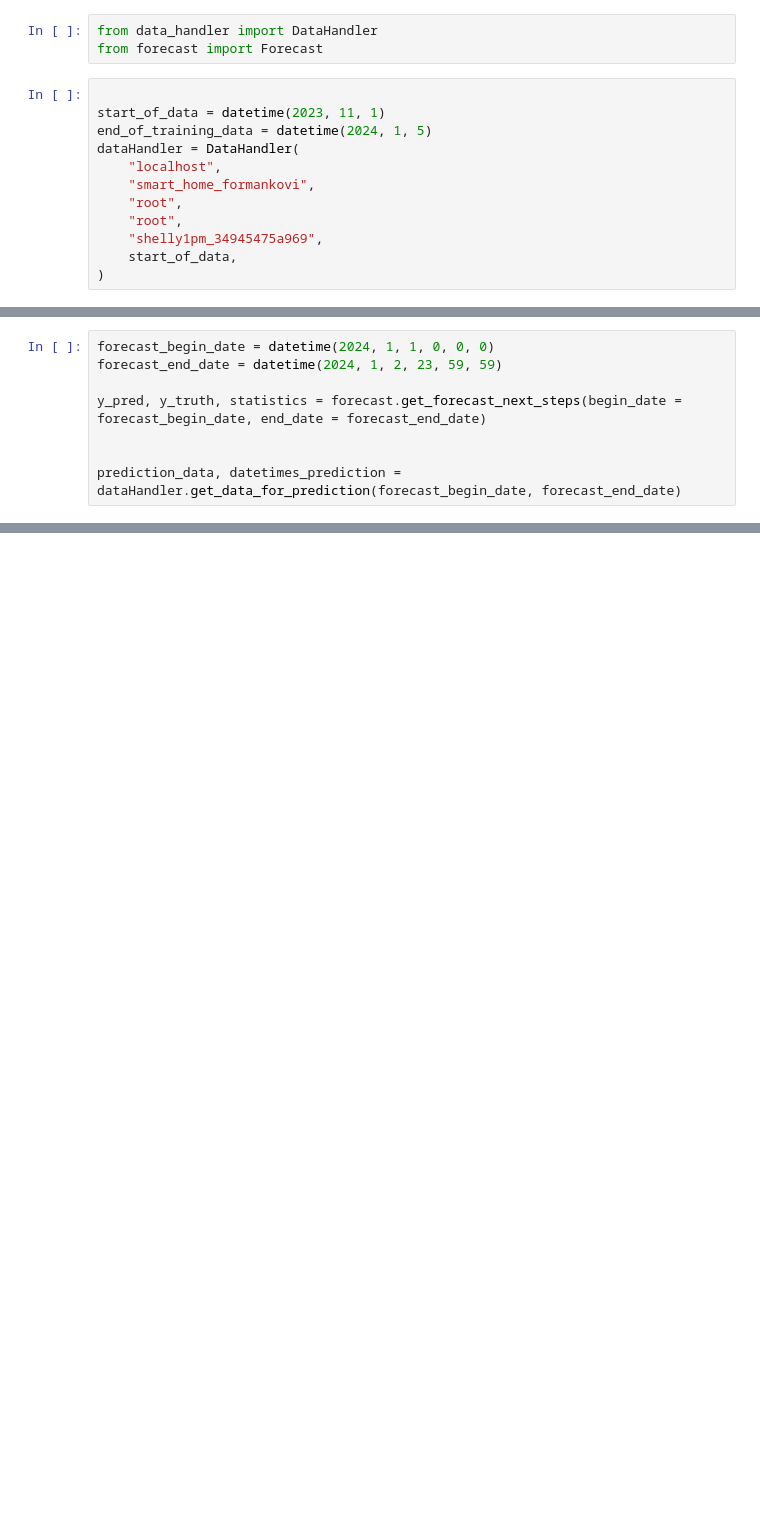
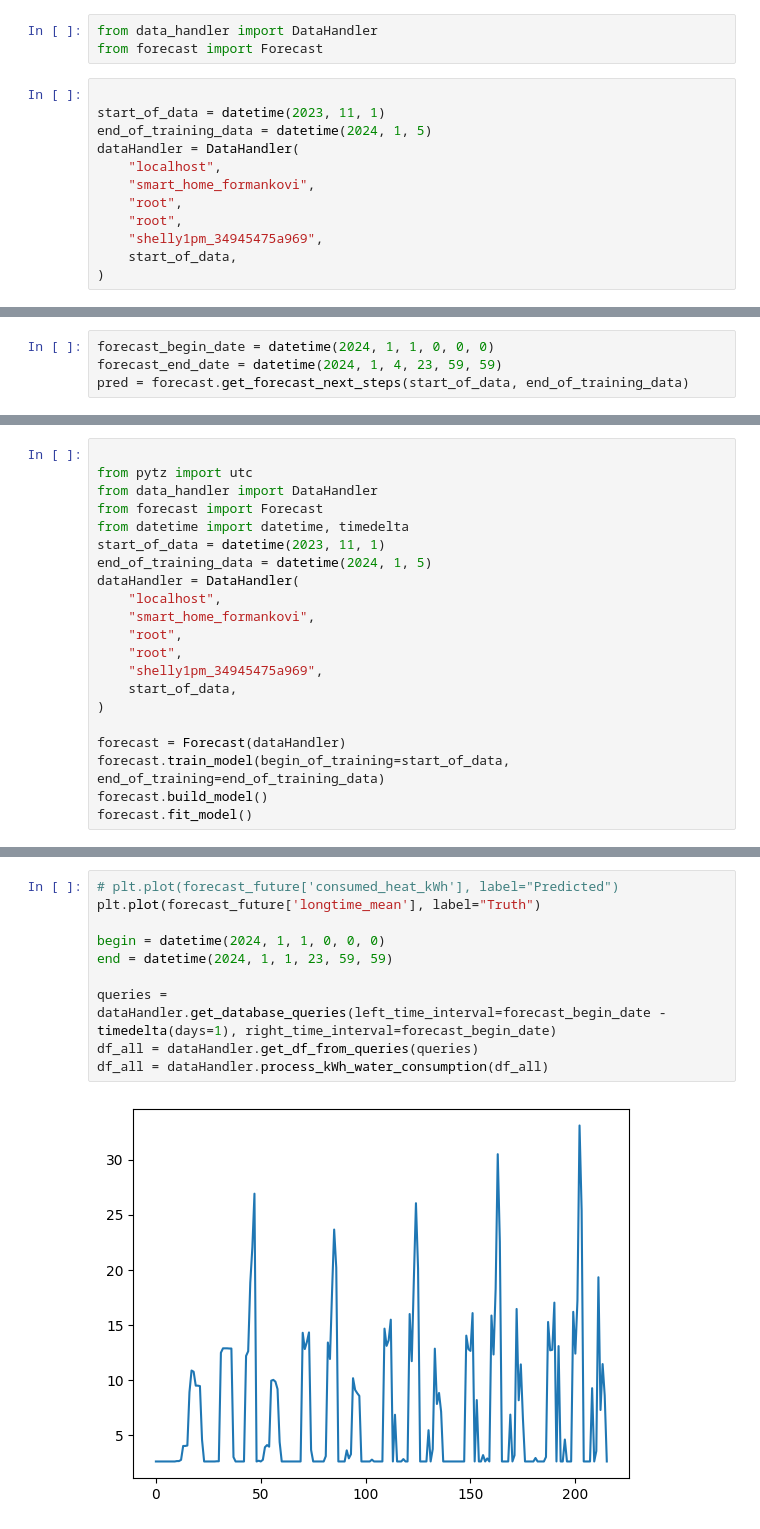
Before and after one commit to grinwi/smartboiler, a Jupyter notebook: src/smartboiler/test.ipynb, the cells around one changed output, grey strips where cells are left out. Saved outputs shown, nothing was run; the diff lists cells and outputs as text; blank space fills up the shorter version.

Commit message:
concept of future prediciton

```diff
--- a/src/smartboiler/test.ipynb
+++ b/src/smartboiler/test.ipynb
@@ -68,8 +42,4 @@ Epoch 35: early stopping
 # %%
 forecast_begin_date = datetime(2024, 1, 1, 0, 0, 0)
-forecast_end_date = datetime(2024, 1, 2, 23, 59, 59)
-
-y_pred, y_truth, statistics = forecast.get_forecast_next_steps(begin_date = forecast_begin_date, end_date = forecast_end_date)
-
-
-prediction_data, datetimes_prediction = dataHandler.get_data_for_prediction(forecast_begin_date, forecast_end_date)
+forecast_end_date = datetime(2024, 1, 4, 23, 59, 59)
+pred = forecast.get_forecast_next_steps(start_of_data, end_of_training_data)
@@ -160,0 +168,21 @@ plt.show()
+# %%
+
+from pytz import utc
+from data_handler import DataHandler
+from forecast import Forecast
+from datetime import datetime, timedelta
+start_of_data = datetime(2023, 11, 1)
+end_of_training_data = datetime(2024, 1, 5)
+dataHandler = DataHandler(
+    "localhost",
+    "smart_home_formankovi",
+    "root",
+    "root",
+    "shelly1pm_34945475a969",
+    start_of_data,
+)
+
+forecast = Forecast(dataHandler)
+forecast.train_model(begin_of_training=start_of_data, end_of_training=end_of_training_data)
+forecast.build_model()
+forecast.fit_model()
@@ -160,0 +356,12 @@ plt.show()
+# %%
+# plt.plot(forecast_future['consumed_heat_kWh'], label="Predicted")
+plt.plot(forecast_future['longtime_mean'], label="Truth")
+
+begin = datetime(2024, 1, 1, 0, 0, 0)
+end = datetime(2024, 1, 1, 23, 59, 59)
+
+queries = dataHandler.get_database_queries(left_time_interval=forecast_begin_date - timedelta(days=1), right_time_interval=forecast_begin_date)
+df_all = dataHandler.get_df_from_queries(queries)
+df_all = dataHandler.process_kWh_water_consumption(df_all)
+# %% [output]
+[figure, added]
```
Also changed, not shown: parts of 20 cells of this notebook.
